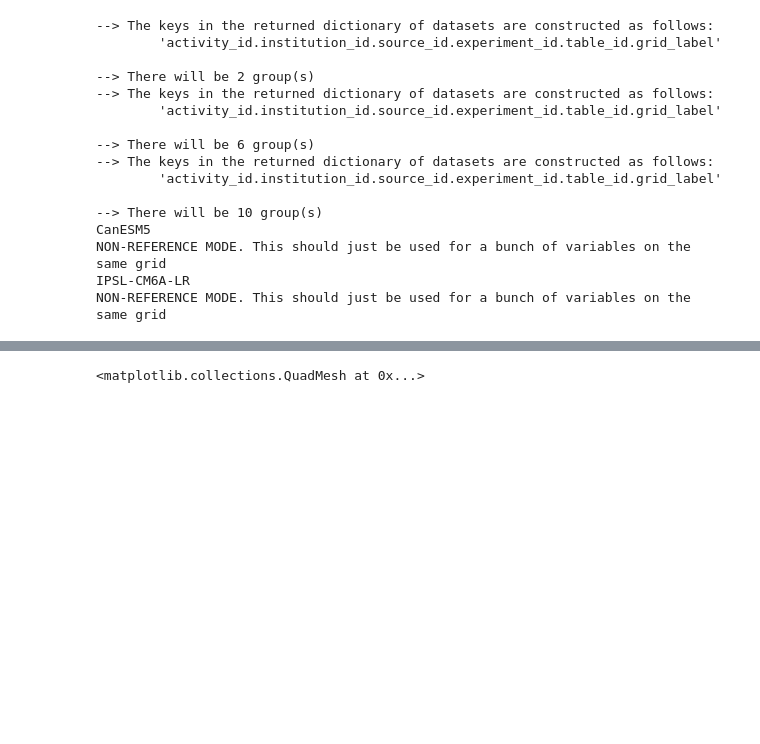
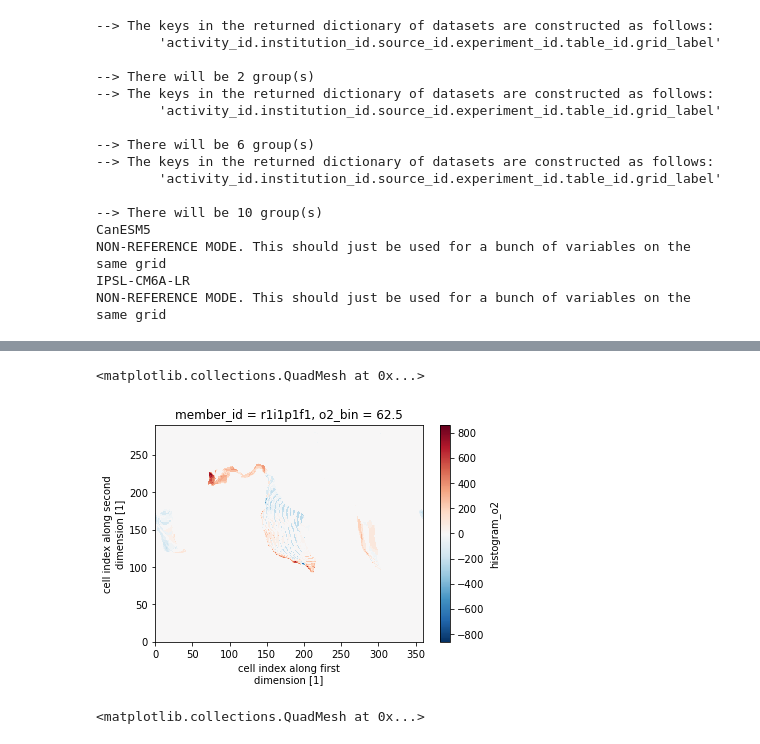
Before and after one commit to mara-freilich/cmip6hack-ocean-bgc, a Jupyter notebook: notebooks/mfreilich_omz_volume.ipynb, the cells around one changed output, grey strips where cells are left out. Drawn from its saved outputs; the diff is of its cells as text; code cells hidden in the pictures; blank space fills up the shorter version.

```diff
--- a/notebooks/mfreilich_omz_volume.ipynb
+++ b/notebooks/mfreilich_omz_volume.ipynb
@@ -106,8 +115,10 @@ omz_space_cum.isel(time = 0,o2_bin = 6).plot()
 # %%
-ds1 = omz_space_cum.isel(time = -1,o2_bin = 6).load()
-ds2 = omz_space_cum.isel(time = 0,o2_bin = 6).load()
+omz_60 = omz_space_cum.sel(o2_bin=60, method='nearest')
 
-(ds1-ds2).plot()
+(omz_60.isel(time = -1)-omz_60.isel(time = 0)).plot()
+# %% [output]
+<matplotlib.collections.QuadMesh at 0x...>
+[figure, added]
 # %%
 o2.isel(time = 0,lev = 0).plot(levels = np.arange(200,450,10))
 # %% [output]
```
Also changed, not shown: parts of 6 cells of this notebook, 1 other file.
